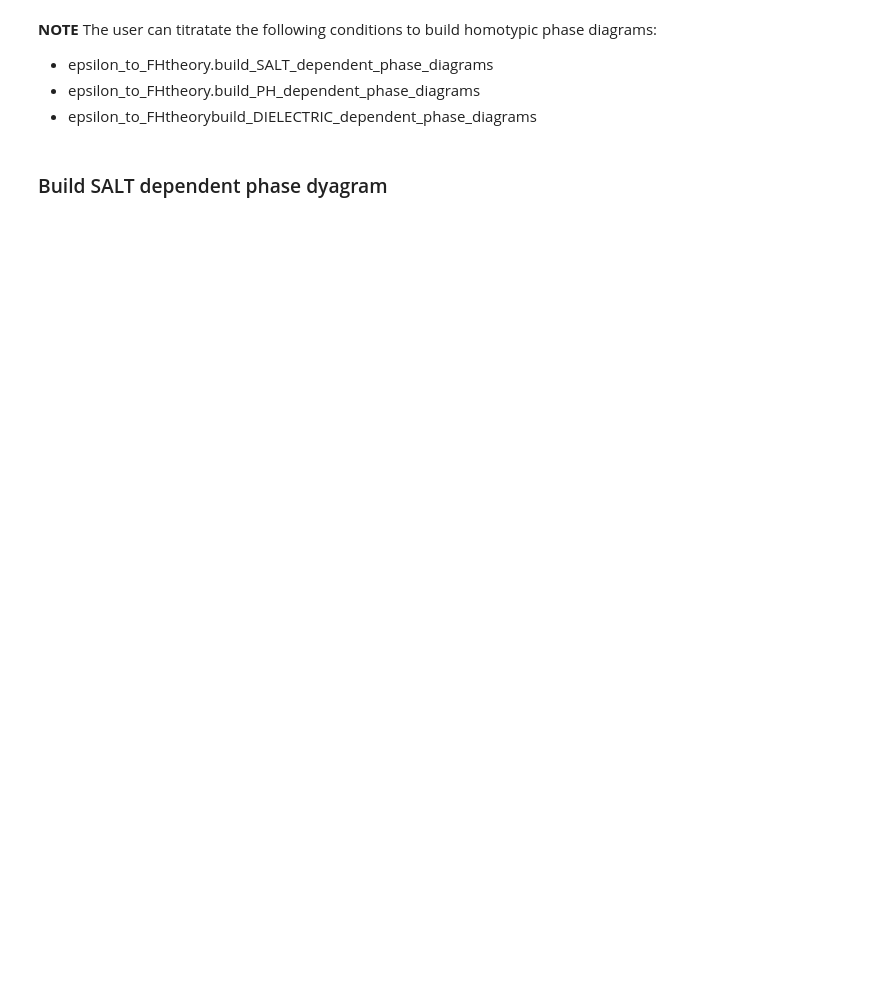
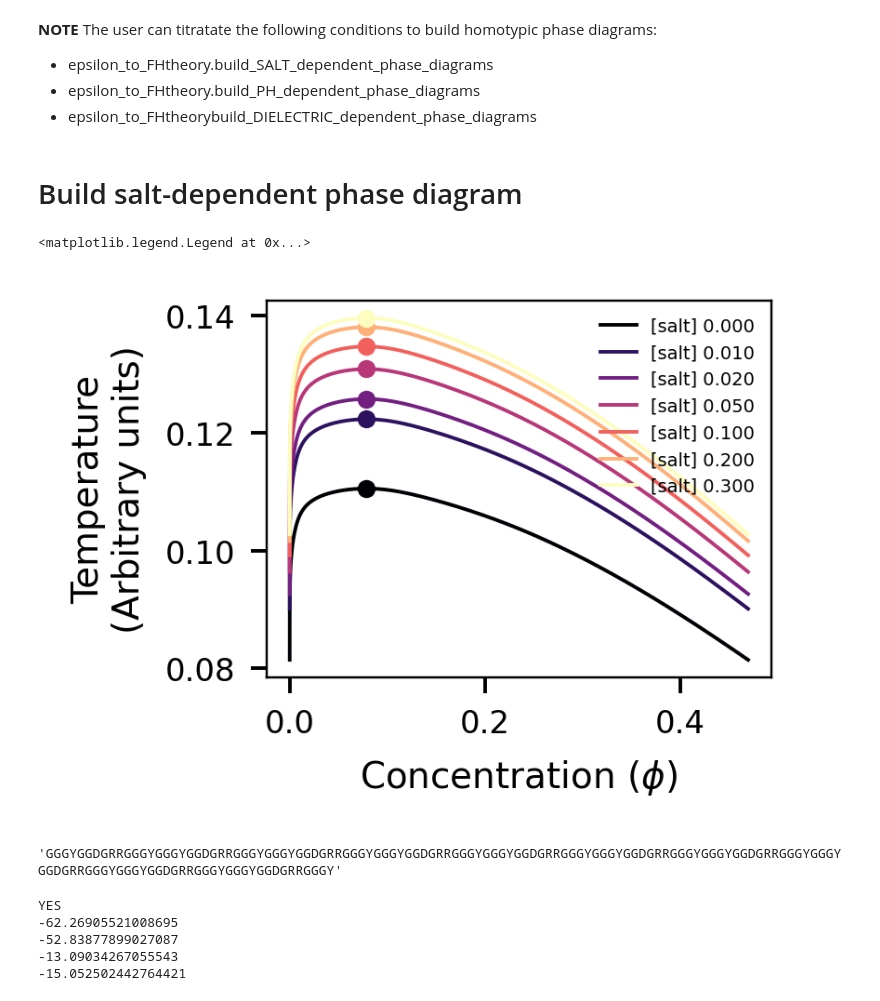
Before and after one commit to idptools/finches, a Jupyter notebook: finches/tutorials/FHtheory_phase_diaagrams.ipynb, the cells around one changed output. Drawn from its saved outputs; the diff is of its cells as text; code cells hidden in the pictures; blank space fills up the shorter version.

```diff
--- a/finches/tutorials/FHtheory_phase_diaagrams.ipynb
+++ b/finches/tutorials/FHtheory_phase_diaagrams.ipynb
@@ -15,5 +10,48 @@ import seaborn as sns
 - epsilon_to_FHtheory.build_SALT_dependent_phase_diagrams
 - epsilon_to_FHtheory.build_PH_dependent_phase_diagrams
 - epsilon_to_FHtheorybuild_DIELECTRIC_dependent_phase_diagrams
+# %%
+def sample_colormap(n_colors, cmap_name='viridis'):
+    """ Sample 'n_colors' uniformly from the colormap named 'cmap_name'. """
+    cmap = cm.get_cmap(cmap_name)  # Get the colormap
+    colors = cmap(np.linspace(0, 1, n_colors))  # Generate evenly spaced numbers and apply colormap
+    return colors
 # %% [markdown]
-### Build SALT dependent phase dyagram
+# Build salt-dependent phase diagram
+# %%
+from finches import Mpipi_frontend
+from finches import CALVADOS_frontend
+
+mf = Mpipi_frontend()
+cf = CALVADOS_frontend()
+# %%
+test_IDR = 'GSMASASSSQRGRSGSGNFGGGRGGGFGGNDNFGRGGNFSGRGGFGGSRGGGGYGGSGDGYNGFGNDGSNFGGGGSYNDFGNYNNQSSNFGPMKGGNFGGRSSGGSGGGGQYFAKPRNQGGYGGSSSSSSYGSGRRF'
+
+
+# initialize the figure
+f, ax = plt.subplots(1,1 ,figsize=(2, 1.5), dpi=350, facecolor='w', edgecolor='k')
+
+salts = [0, 0.01, 0.02, 0.05,0.1,0.2,0.3]
+colors = sample_colormap(len(salts), 'magma')
+
+for idx, salt in enumerate(salts):
+
+    # initialize an Mpipi frontend object at the specified salt
+    mf = Mpipi_frontend(salt=salt)
+
+    phase_diagram_out = mf.build_phase_diagram(test_IDR)
+
+
+    ax.plot(phase_diagram_out[0], phase_diagram_out[3],'-', color=colors[idx],linewidth=0.8)
+    ax.plot(phase_diagram_out[1], phase_diagram_out[3],'-', color=colors[idx],linewidth=0.8, label='[salt] %.3f' % (salt))
+    ax.plot(phase_diagram_out[2][0], phase_diagram_out[2][1],'.', color=colors[idx],linewidth=0.5, ms=8,  mew=0)
+
+
+ax.set_xlabel(r'Concentration ($\phi$)', fontsize=8)
+ax.set_ylabel('Temperature\n(Arbitrary units)', fontsize=8)
+plt.xticks(fontsize=7)
+plt.yticks(fontsize=7)
+ax.legend(loc='upper right', fancybox=True, fontsize=4,edgecolor=None, framealpha=0)
+# %% [output]
+<matplotlib.legend.Legend at 0x...>
+[figure, added]
@@ -19,0 +67,6 @@ import seaborn as sns
+# %%
+test_IDR2 = 'RGSGSR'
+test_IDR2 = 'GGGYGGDGRRGGGY'*10
+test_IDR2
+# %% [output]
+'GGGYGGDGRRGGGYGGGYGGDGRRGGGYGGGYGGDGRRGGGYGGGYGGDGRRGGGYGGGYGGDGRRGGGYGGGYGGDGRRGGGYGGGYGGDGRRGGGYGGGYGGDGRRGGGYGGGYGGDGRRGGGYGGGYGGDGRRGGGY'
@@ -20 +78,15 @@ import seaborn as sns
+# %%
+if cf0_v < cf3_v and mf0_v >mf3_v:
+    print('YES')
+
+print(cf0_v)
+print(cf3_v)
+print(mf0_v)
+print(mf3_v)
+# %% [output]
+YES
+-62.26905521008695
+-52.83877899027087
+-13.09034267055543
+-15.052502442764421
 # %%
```
Also changed, not shown: parts of 4 cells of this notebook, 14 other files.
